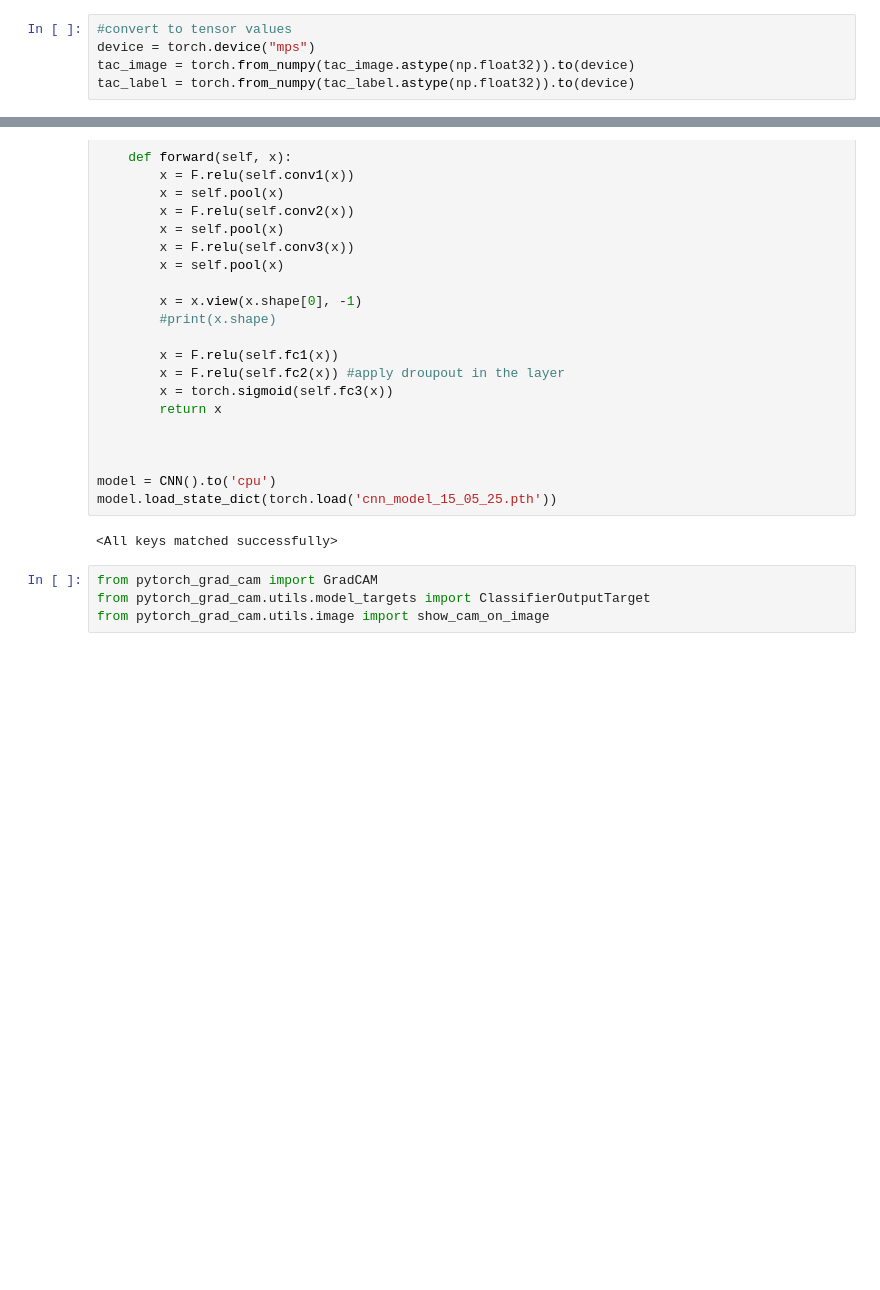
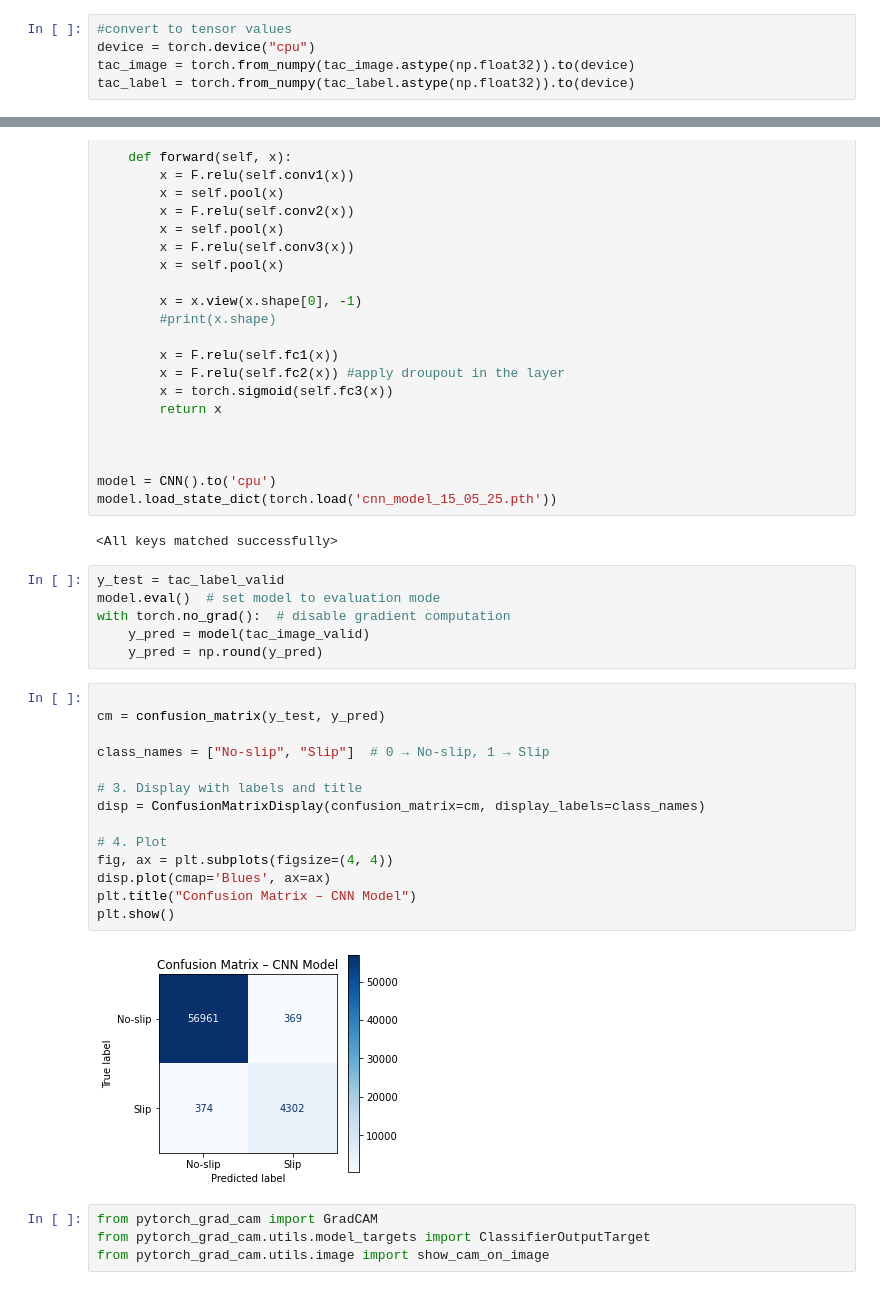
Before and after one commit to nelsonifechukwu/NELSON_IML_WORK, a Jupyter notebook: CNN-GradCAM/cnn_grad_cam.ipynb, the cells around one changed output, grey strips where cells are left out. Cells and saved outputs as stored; diff of their text form; blank space fills up the shorter version.

Commit message:
added DNN and CNN confusion matrix; cleaned code dir

```diff
--- a/CNN-GradCAM/cnn_grad_cam.ipynb
+++ b/CNN-GradCAM/cnn_grad_cam.ipynb
@@ -203,6 +203,6 @@ plt.show()
 # %%
 #convert to tensor values
-device = torch.device("mps")
+device = torch.device("cpu")
 tac_image = torch.from_numpy(tac_image.astype(np.float32)).to(device)
 tac_label = torch.from_numpy(tac_label.astype(np.float32)).to(device)
 # %%
@@ -294,6 +294,28 @@ model = CNN().to('cpu')
 model.load_state_dict(torch.load('cnn_model_15_05_25.pth'))
 # %% [output]
 <All keys matched successfully>
+# %%
+y_test = tac_label_valid
+model.eval()  # set model to evaluation mode
+with torch.no_grad():  # disable gradient computation
+    y_pred = model(tac_image_valid)
+    y_pred = np.round(y_pred)
+# %%
+
+cm = confusion_matrix(y_test, y_pred)
+
+class_names = ["No-slip", "Slip"]  # 0 → No-slip, 1 → Slip
+
+# 3. Display with labels and title
+disp = ConfusionMatrixDisplay(confusion_matrix=cm, display_labels=class_names)
+
+# 4. Plot
+fig, ax = plt.subplots(figsize=(4, 4))
+disp.plot(cmap='Blues', ax=ax)
+plt.title("Confusion Matrix – CNN Model")
+plt.show()
+# %% [output]
+[figure, added]
 # %%
 from pytorch_grad_cam import GradCAM
 from pytorch_grad_cam.utils.model_targets import ClassifierOutputTarget
```
Also changed, not shown: parts of 3 cells of this notebook, 6 other files.
